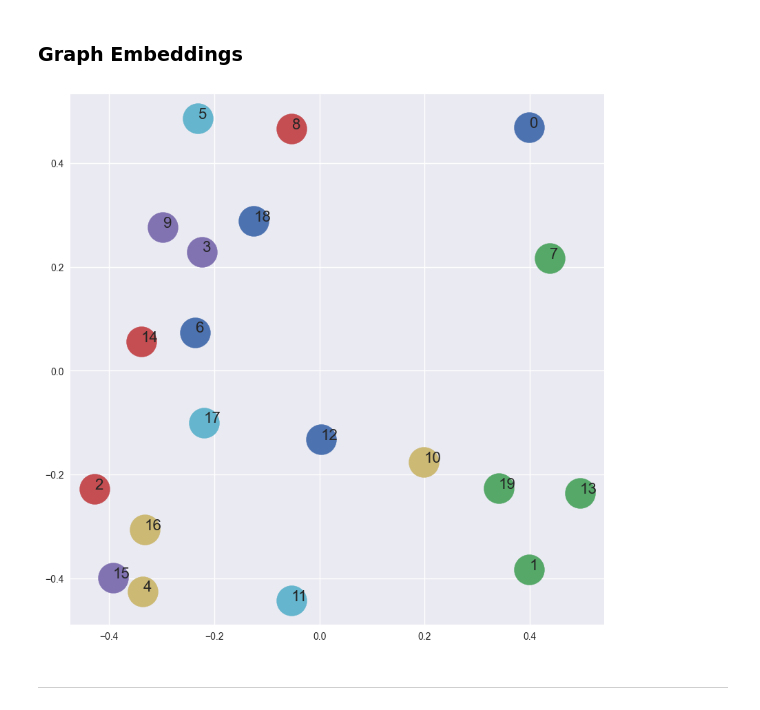
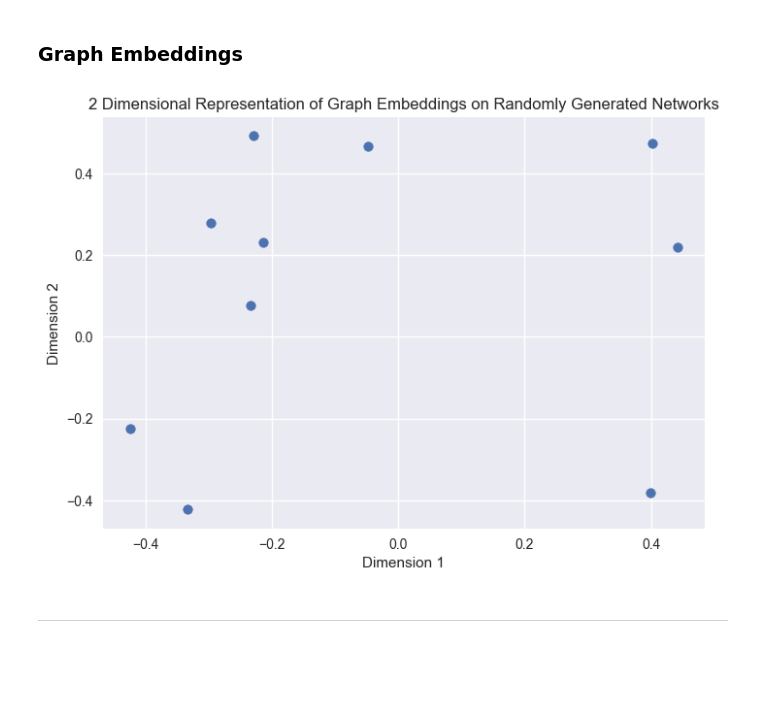
Before and after one commit to vatsal220/medium_articles, a Jupyter notebook: graph_embeddings/graph_emb.ipynb, the cells around one changed output. Cells and saved outputs as stored; diff of their text form; code cells hidden in the pictures; blank space fills up the shorter version.

Commit message:
reran graph emb notebook

```diff
--- a/graph_embeddings/graph_emb.ipynb
+++ b/graph_embeddings/graph_emb.ipynb
@@ -80,22 +80,29 @@ plt.show()
 [figure]
 # %% [markdown]
 ### Graph Embeddings
-# %%
-n_graphs = 20
-def generate_random():
-    n = random.randint(5, 20)
-    k = random.randint(5, n)
-    p = random.uniform(0, 1)
-    return nx.watts_strogatz_graph(n,k,p)
-Gs = [generate_random() for x in range(n_graphs)]
-g_mdl = Graph2Vec(dimensions=2)
-g_mdl.fit(Gs)
-embeddings = g_mdl.get_embedding()
-fig, ax = plt.subplots(figsize=(10,10))
-for i,vec in enumerate(embeddings):
-    ax.scatter(vec[0],vec[1], s=1000)
-    ax.annotate(str(i), (vec[0],vec[1]), fontsize=16)
-# %% [output]
-[figure, removed]
+# %%
+n_graphs = 10
+Graphs = [
+    nx.fast_gnp_random_graph(
+        n = random.randint(5,15),
+        p = random.uniform(0,1)
+    ) for x in range(n_graphs)
+]
+
+g_mdl = Graph2Vec(dimensions=2)
+g_mdl.fit(Graphs)
+g_emb = g_mdl.get_embedding()
+# %%
+x_coord = [vec[0] for vec in g_emb]
+y_coord = [vec[1] for vec in g_emb]
+
+plt.clf()
+plt.scatter(x_coord, y_coord)
+plt.xlabel("Dimension 1")
+plt.ylabel("Dimension 2")
+plt.title("2 Dimensional Representation of Graph Embeddings on Randomly Generated Networks")
+plt.show()
+# %% [output]
+[figure, added]
 # %% [markdown]
 ---
```
Also changed, not shown: parts of 1 cell of this notebook.
